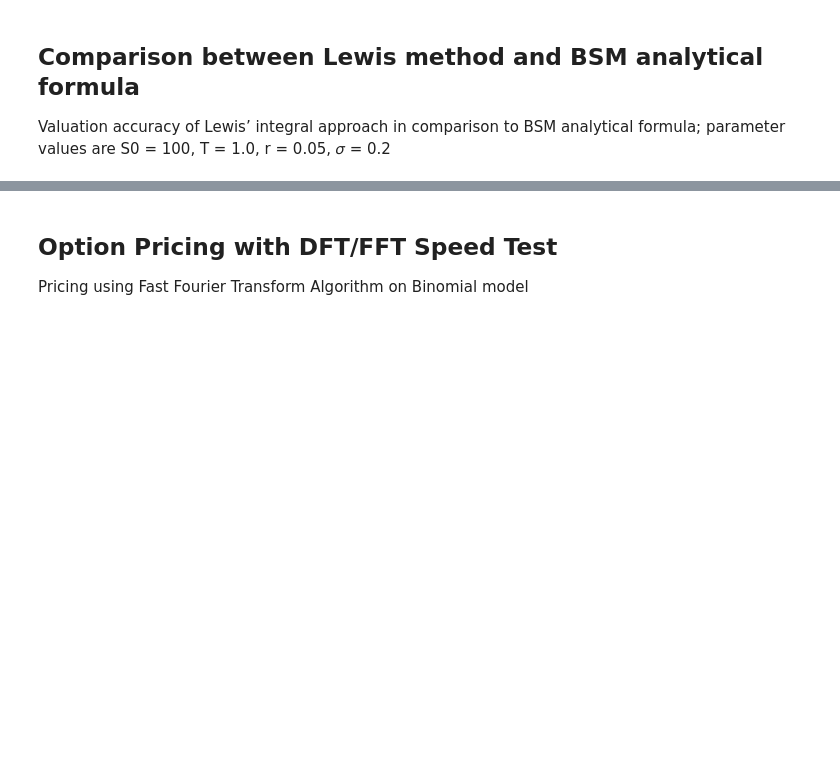
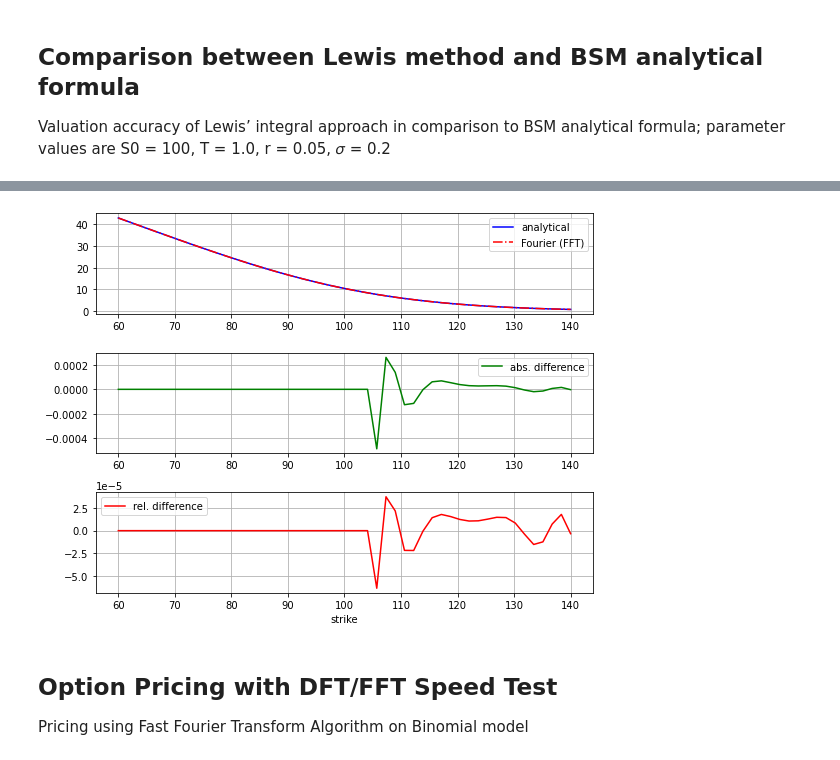
Before and after one commit to mcf-long-short/option-pricing-fourier-transform, a Jupyter notebook: notebooks/fourier_pricing.ipynb, the cells around one changed output, grey strips where cells are left out. Cells and saved outputs as stored; diff of their text form; code cells hidden in the pictures; blank space fills up the shorter version.

```diff
--- a/notebooks/fourier_pricing.ipynb
+++ b/notebooks/fourier_pricing.ipynb
@@ -31,7 +34,7 @@ sigma = 0.2     # IV
 
 Valuation accuracy of Lewis’ integral approach in comparison to BSM analytical formula; parameter values are S0 = 100, T = 1.0, r = 0.05, 𝜎 = 0.2
 # %%
-def plot_val_differences(vtype='int'):
+def plot_val_differences_bsm(vtype='int'):
     k_list = np.linspace(S0 * 0.6, S0 * 1.4, 50)
     ana_values = BSM().price('call', S0, k_list, T, r, sigma)
     plt.figure(figsize=(8, 6))
@@ -43,7 +46,7 @@ def plot_val_differences(vtype='int'):
         plt.plot(k_list, int_values, 'r-.', label='Fourier (integral)', lw=1.5)
         diffs = int_values - ana_values
         rdiffs = (int_values - ana_values) / ana_values
-    else:
+    elif vtype == 'fft':
         fft_values = np.array([BSM_FFT().price('call', S0, K, T, r, sigma)
                                for K in k_list])
         plt.plot(k_list, fft_values, 'r-.', label='Fourier (FFT)', lw=1.5)
@@ -68,3 +71,7 @@ plot_val_differences()
+# %%
+plot_val_differences_bsm(vtype='fft')
+# %% [output]
+[figure, added]
 # %% [markdown]
 ## Option Pricing with DFT/FFT Speed Test
 
```
Also changed, not shown: parts of 5 cells of this notebook, 1 other file.
